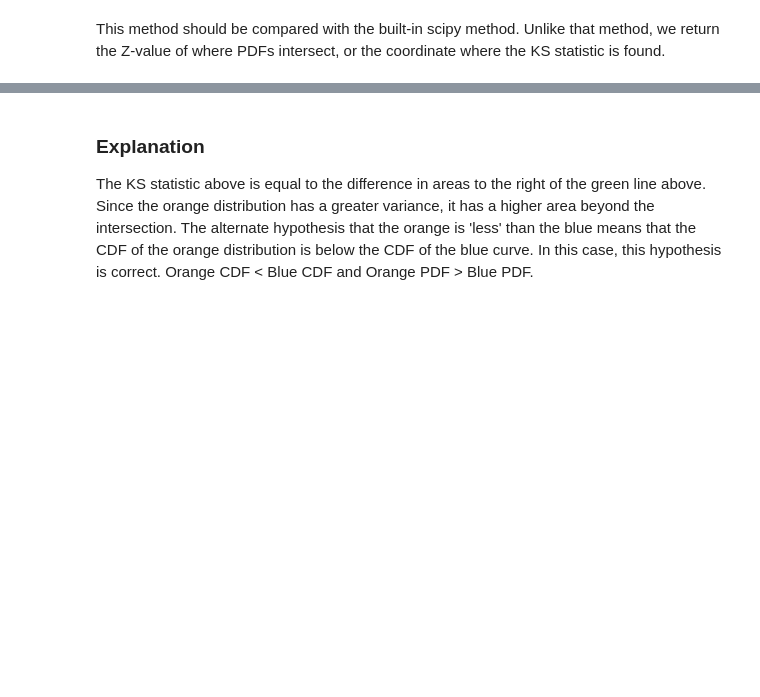
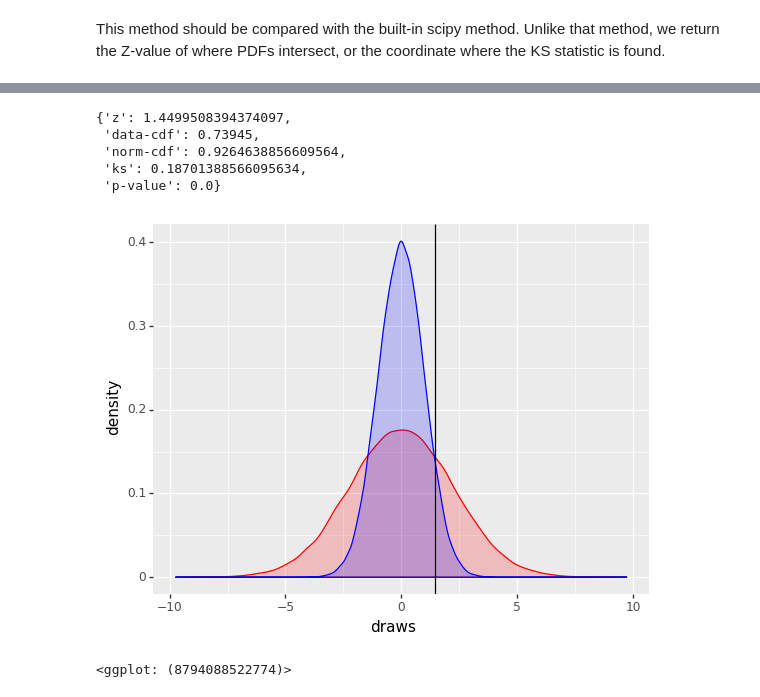
Before and after one commit to greenelab/connectivity-search-analyses, a Jupyter notebook: explore/z-dwpc-distribution.ipynb, the cells around one changed output, grey strips where cells are left out. Saved outputs shown, nothing was run; the diff lists cells and outputs as text; code cells hidden in the pictures; blank space fills up the shorter version.

```diff
--- a/explore/z-dwpc-distribution.ipynb
+++ b/explore/z-dwpc-distribution.ipynb
@@ -72,7 +88,5 @@ KstestResult(statistic=0.2677213596164678, pvalue=0.0)
 # %%
 draws = numpy.random.normal(0, numpy.sqrt(5), 100000)
 st_norm = numpy.random.normal(0, 1, 100000)
-x1 = 100 * [1.364]
-sns.distplot(st_norm)
-sns.distplot(draws)
-sns.distplot(x1)
+
+data = pandas.DataFrame.from_dict({'draws': draws, 'st-norm': st_norm})
@@ -86,4 +97,18 @@ KstestResult(statistic=0.18409389048597358, pvalue=0.0)
-# %% [markdown]
-### Explanation
-
-The KS statistic above is equal to the difference in areas to the right of the green line above. Since the orange distribution has a greater variance, it has a higher area beyond the intersection. The alternate hypothesis that the orange is 'less' than the blue means that the CDF of the orange distribution is below the CDF of the blue curve. In this case, this hypothesis is correct. Orange CDF < Blue CDF and Orange PDF > Blue PDF.
+# %%
+results = ks_norm_test(data['draws'])
+results
+# %% [output]
+{'z': 1.4499508394374097,
+ 'data-cdf': 0.73945,
+ 'norm-cdf': 0.9264638856609564,
+ 'ks': 0.18701388566095634,
+ 'p-value': 0.0}
+# %%
+(plotnine.ggplot()
+ + plotnine.geoms.geom_density(plotnine.aes('draws'), data=data, alpha=0.2, color='r', fill='r')
+ + plotnine.geoms.geom_density(plotnine.aes('st-norm'), data=data, alpha=0.2, color='b', fill='b')
+ + plotnine.geoms.geom_vline(xintercept=results['z'])
+)
+# %% [output]
+[figure, added]
+<ggplot: (8794088522774)>
```
Also changed, not shown: parts of 11 cells of this notebook.
